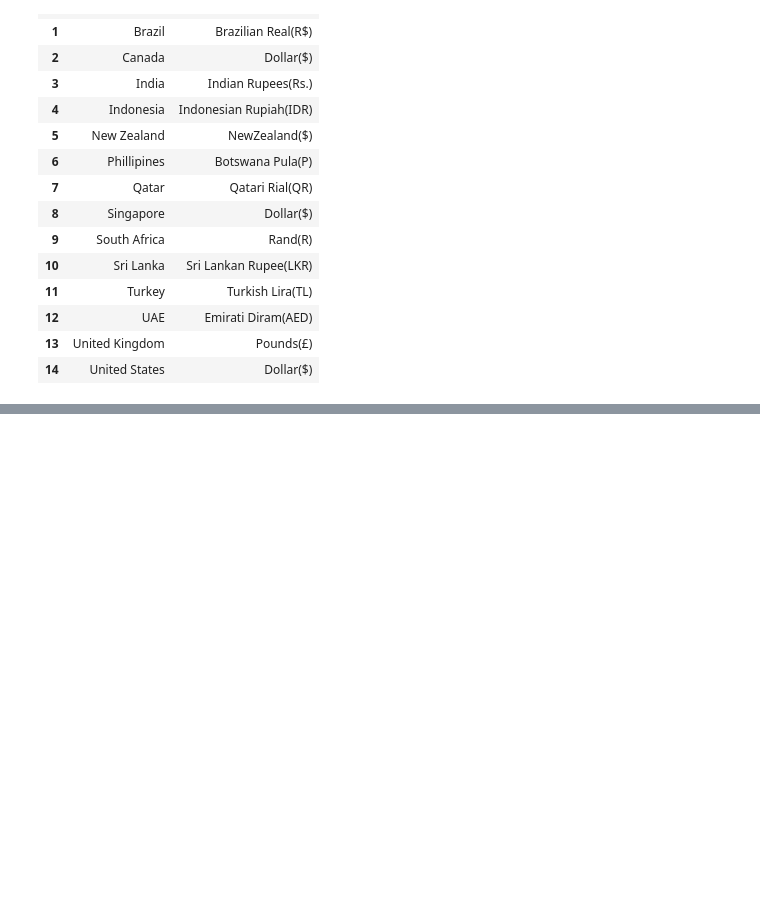
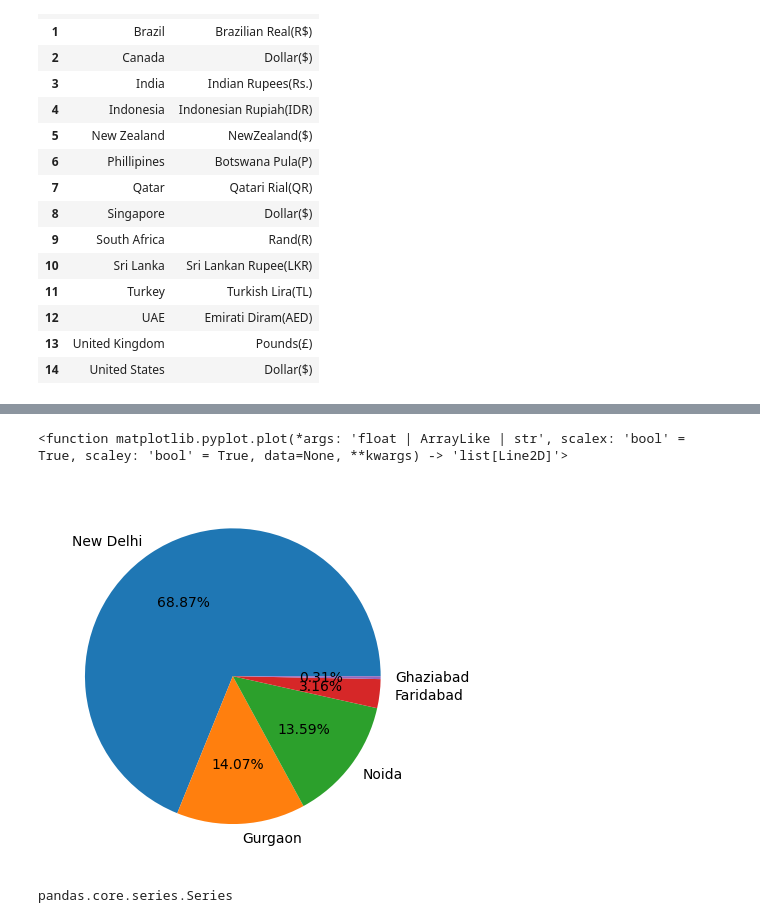
Before and after one commit to Ymilak2018/Data-Science-EDA, a Jupyter notebook: zomato_EDA.ipynb, the cells around one changed output, grey strips where cells are left out. Saved outputs shown, nothing was run; the diff lists cells and outputs as text; code cells hidden in the pictures; blank space fills up the shorter version.

```diff
--- a/zomato_EDA.ipynb
+++ b/zomato_EDA.ipynb
@@ -409,0 +450,7 @@ country_curr
+# %%
+# Distributing data according to different given cities
+cities = data.groupby(['City']).size().reset_index()
+cities = cities.rename(columns={0:'Restaurant Count'})
+# %%
+cities = cities.sort_values(by='Restaurant Count',ascending=False)
+cities = cities.reset_index(drop=True)
@@ -409,0 +467,7 @@ country_curr
+# %%
+# PLOTTING PIE CHART BASED ON THIS OBSERVATION
+plt.pie(x=cities['Restaurant Count'][:5], labels=cities['City'][:5], autopct='%1.2f%%')
+plt.plot
+# %% [output]
+<function matplotlib.pyplot.plot(*args: 'float | ArrayLike | str', scalex: 'bool' = True, scaley: 'bool' = True, data=None, **kwargs) -> 'list[Line2D]'>
+[figure, added]
@@ -409,0 +477,6 @@ country_curr
+# %%
+# TOP 10 ARE AS FOLLOWS:
+top_cuisines = top_cuisines[:10]
+type(top_cuisines)
+# %% [output]
+pandas.core.series.Series
```
Also changed, not shown: parts of 10 cells of this notebook.
